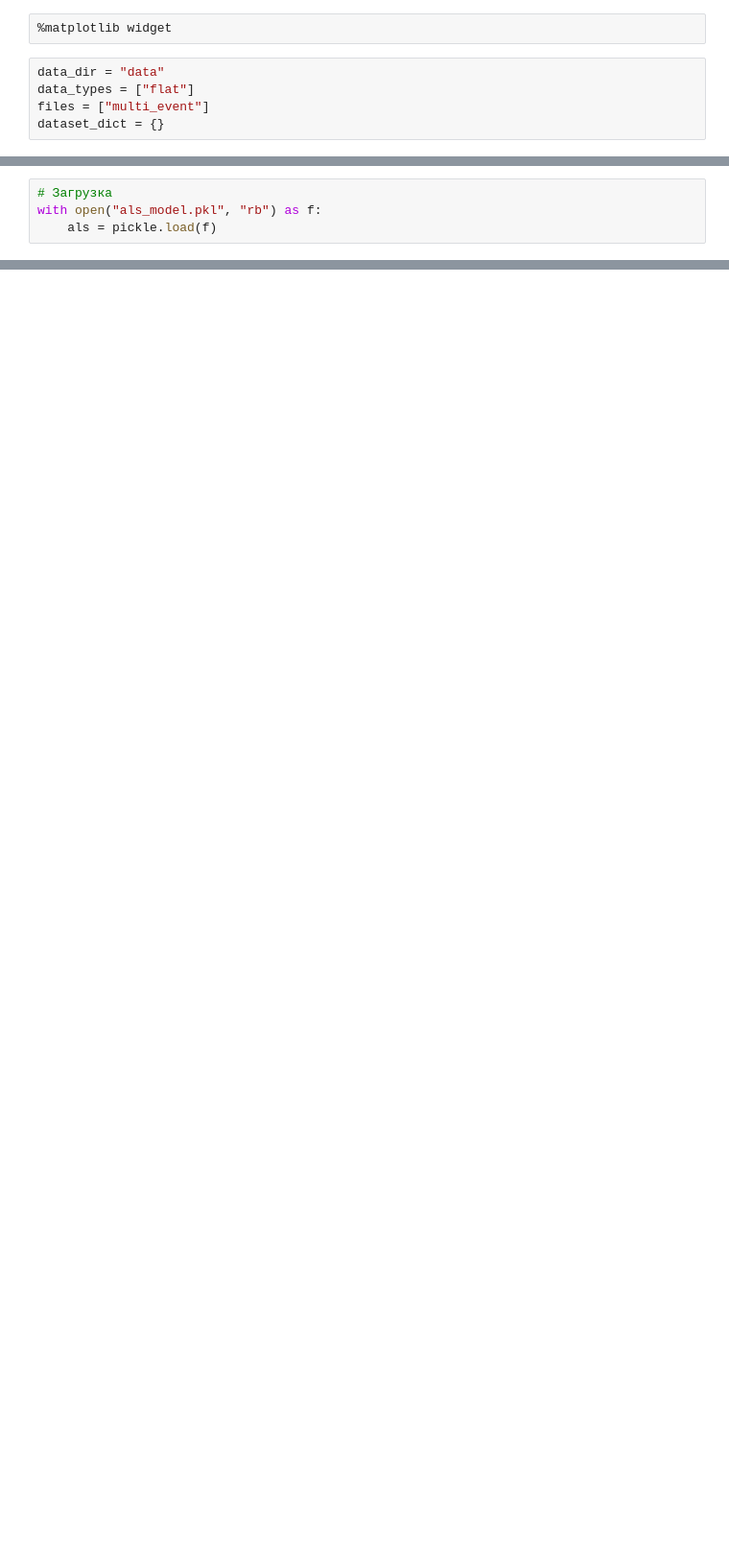
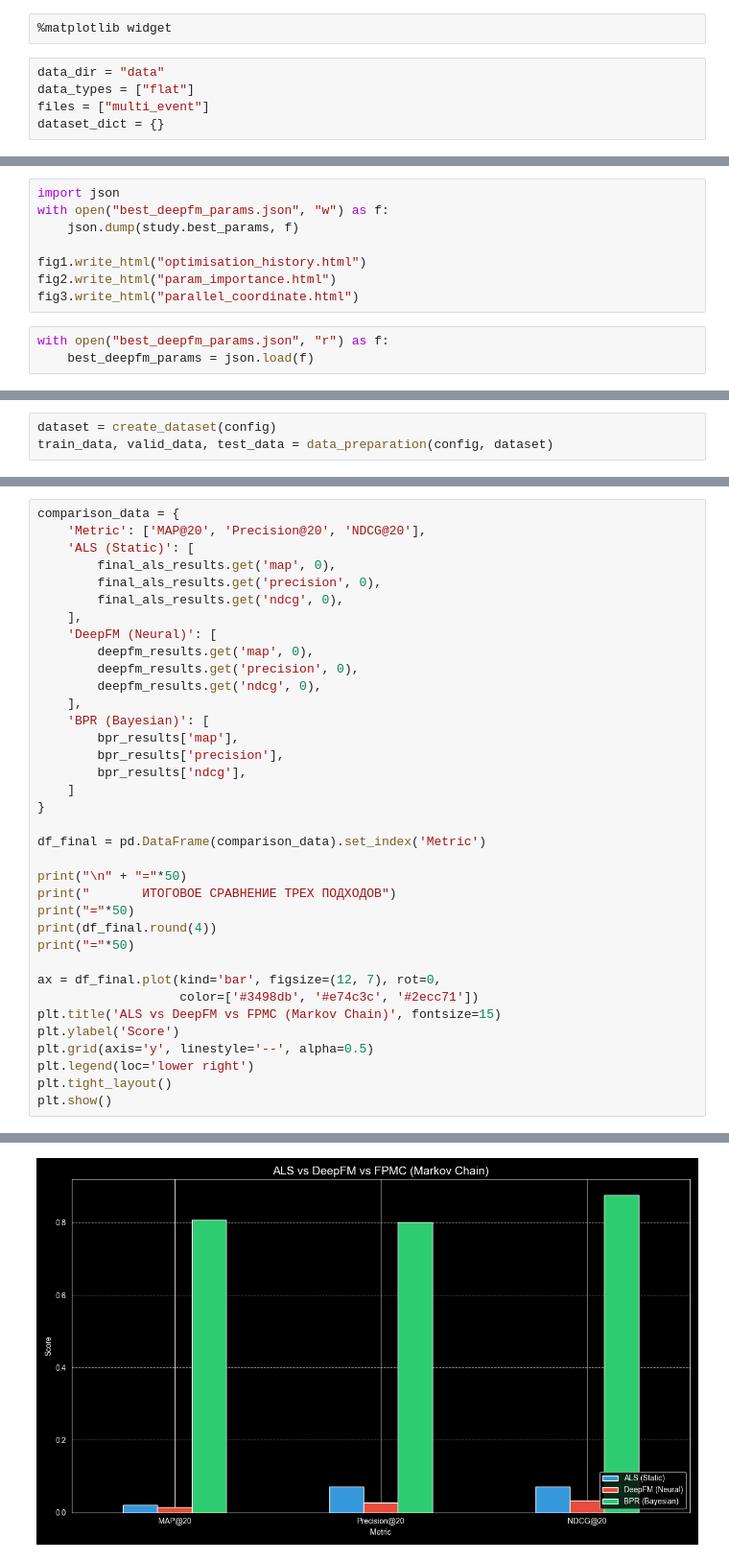
Before and after one commit to Mangust1333/ML-recommendation-system-project, a Jupyter notebook: sample.ipynb, the cells around one changed output, grey strips where cells are left out. Shown at 96% size. Cells and saved outputs as stored; diff of their text form; blank space fills up the shorter version.

```diff
--- a/sample.ipynb
+++ b/sample.ipynb
@@ -261,4 +257,0 @@ with open("als_model.pkl", "wb") as f:
-# %%
-# Загрузка
-with open("als_model.pkl", "rb") as f:
-    als = pickle.load(f)
@@ -627,0 +595,11 @@ plt.show()
+# %%
+import json
+with open("best_deepfm_params.json", "w") as f:
+    json.dump(study.best_params, f)
+
+fig1.write_html("optimisation_history.html")
+fig2.write_html("param_importance.html")
+fig3.write_html("parallel_coordinate.html")
+# %%
+with open("best_deepfm_params.json", "r") as f:
+    best_deepfm_params = json.load(f)
@@ -627,0 +733,3 @@ plt.show()
+# %%
+dataset = create_dataset(config)
+train_data, valid_data, test_data = data_preparation(config, dataset)
@@ -627,0 +842,37 @@ plt.show()
+# %%
+comparison_data = {
+    'Metric': ['MAP@20', 'Precision@20', 'NDCG@20'],
+    'ALS (Static)': [
+        final_als_results.get('map', 0),
+        final_als_results.get('precision', 0),
+        final_als_results.get('ndcg', 0),
+    ],
+    'DeepFM (Neural)': [
+        deepfm_results.get('map', 0),
+        deepfm_results.get('precision', 0),
+        deepfm_results.get('ndcg', 0),
+    ],
+    'BPR (Bayesian)': [
+        bpr_results['map'],
+        bpr_results['precision'],
+        bpr_results['ndcg'],
+    ]
+}
+
+df_final = pd.DataFrame(comparison_data).set_index('Metric')
+
+print("\n" + "="*50)
+print("       ИТОГОВОЕ СРАВНЕНИЕ ТРЕХ ПОДХОДОВ")
+print("="*50)
+print(df_final.round(4))
+print("="*50)
+
+ax = df_final.plot(kind='bar', figsize=(12, 7), rot=0,
+                   color=['#3498db', '#e74c3c', '#2ecc71'])
+plt.title('ALS vs DeepFM vs FPMC (Markov Chain)', fontsize=15)
+plt.ylabel('Score')
+plt.grid(axis='y', linestyle='--', alpha=0.5)
+plt.legend(loc='lower right')
+plt.tight_layout()
+plt.show()
+# %% [output]
@@ -627,0 +888 @@ plt.show()
+[figure, added]
```
Also changed, not shown: parts of 82 cells of this notebook, 2 other files.
